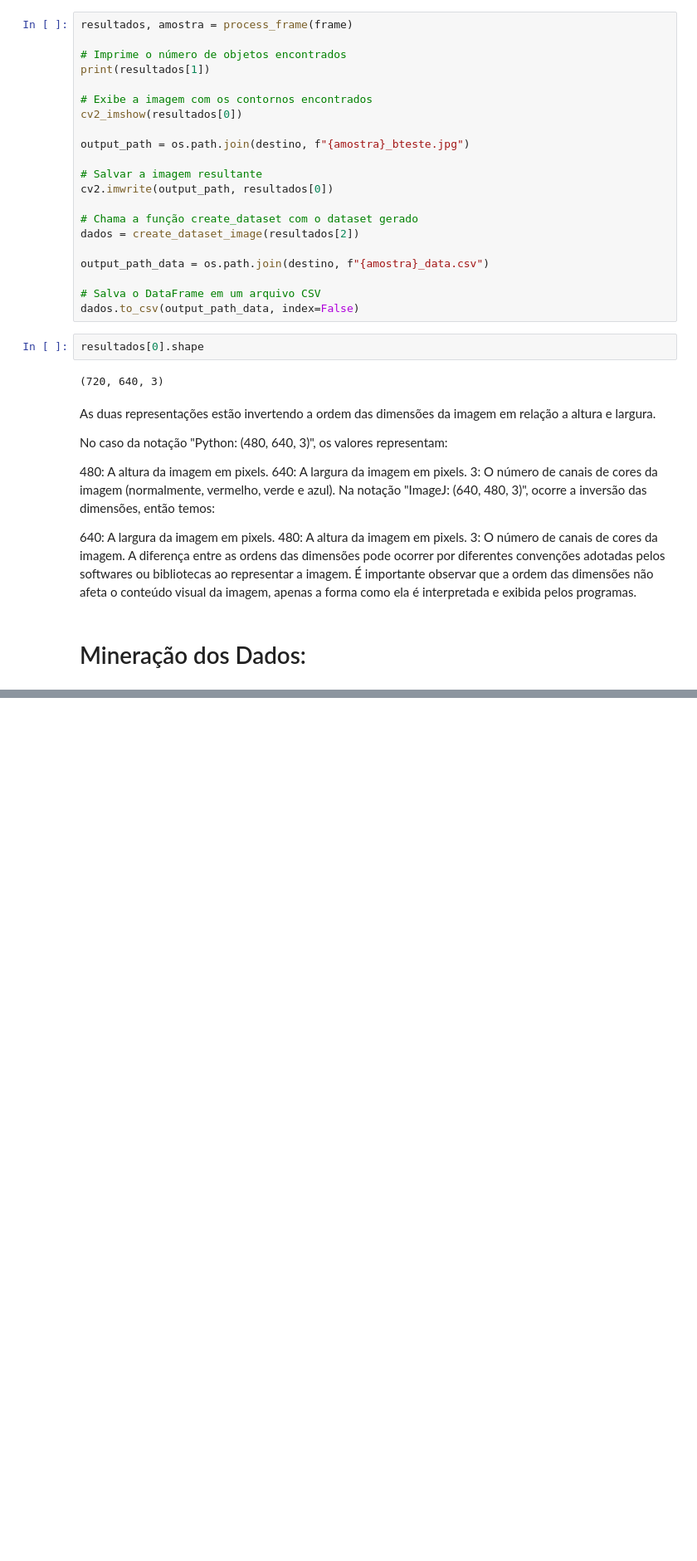
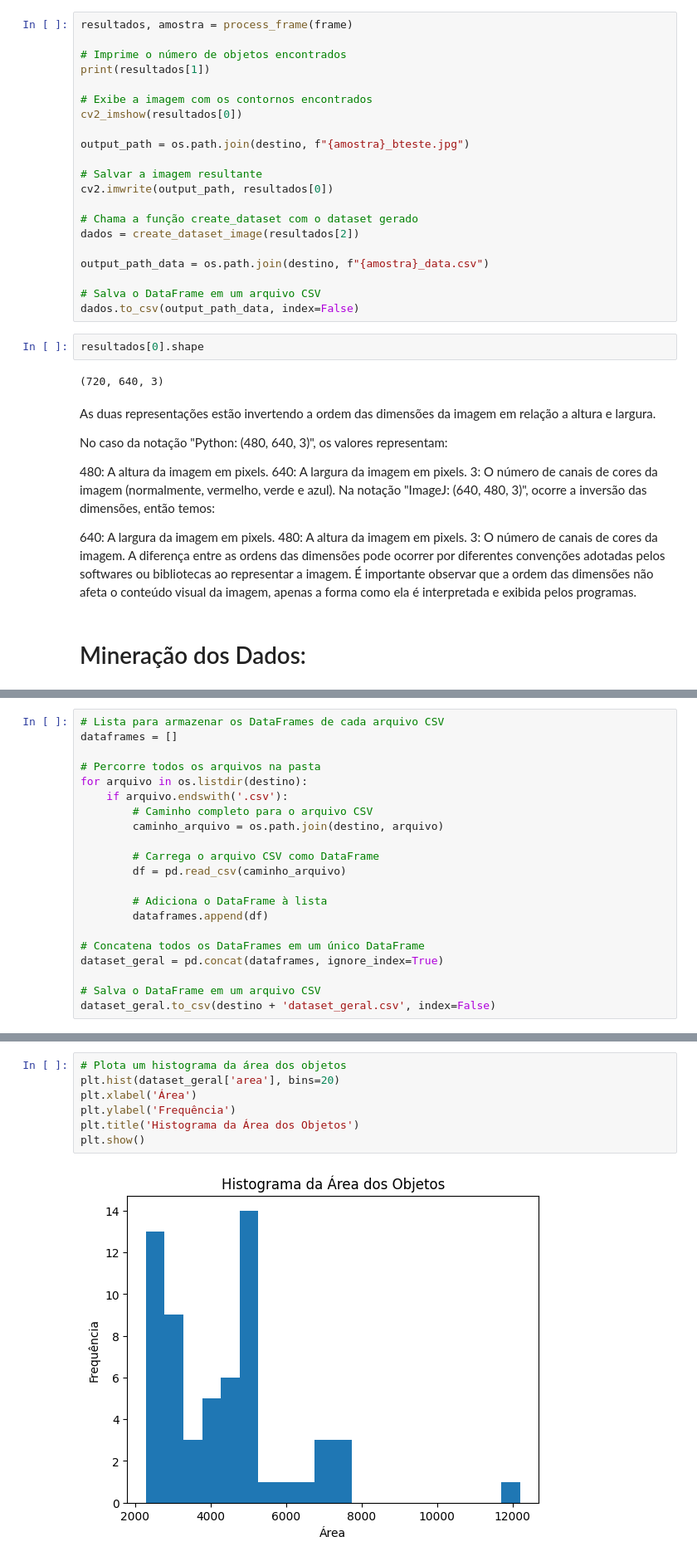
Before and after one commit to Gus-1003/ISD-invention, a Jupyter notebook: Pesquisa/5_Validação_Modularizada.ipynb, the cells around one changed output, grey strips where cells are left out. Shown at 83% size. Cells and saved outputs as stored; diff of their text form; blank space fills up the shorter version.

```diff
--- a/Pesquisa/5_Validação_Modularizada.ipynb
+++ b/Pesquisa/5_Validação_Modularizada.ipynb
@@ -414,0 +415,21 @@ dados
+# %%
+# Lista para armazenar os DataFrames de cada arquivo CSV
+dataframes = []
+
+# Percorre todos os arquivos na pasta
+for arquivo in os.listdir(destino):
+    if arquivo.endswith('.csv'):
+        # Caminho completo para o arquivo CSV
+        caminho_arquivo = os.path.join(destino, arquivo)
+
+        # Carrega o arquivo CSV como DataFrame
+        df = pd.read_csv(caminho_arquivo)
+
+        # Adiciona o DataFrame à lista
+        dataframes.append(df)
+
+# Concatena todos os DataFrames em um único DataFrame
+dataset_geral = pd.concat(dataframes, ignore_index=True)
+
+# Salva o DataFrame em um arquivo CSV
+dataset_geral.to_csv(destino + 'dataset_geral.csv', index=False)
@@ -414,0 +460,9 @@ dados
+# %%
+# Plota um histograma da área dos objetos
+plt.hist(dataset_geral['area'], bins=20)
+plt.xlabel('Área')
+plt.ylabel('Frequência')
+plt.title('Histograma da Área dos Objetos')
+plt.show()
+# %% [output]
+[figure, added]
```
Also changed, not shown: parts of 14 cells of this notebook.
